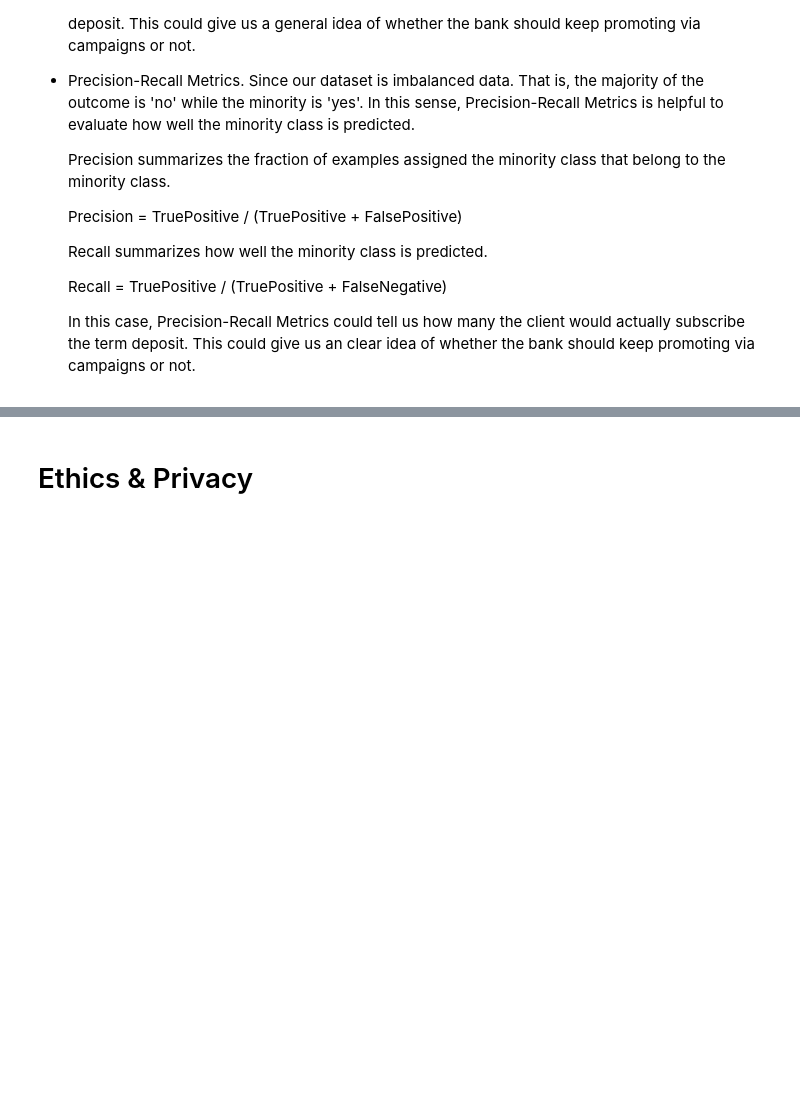
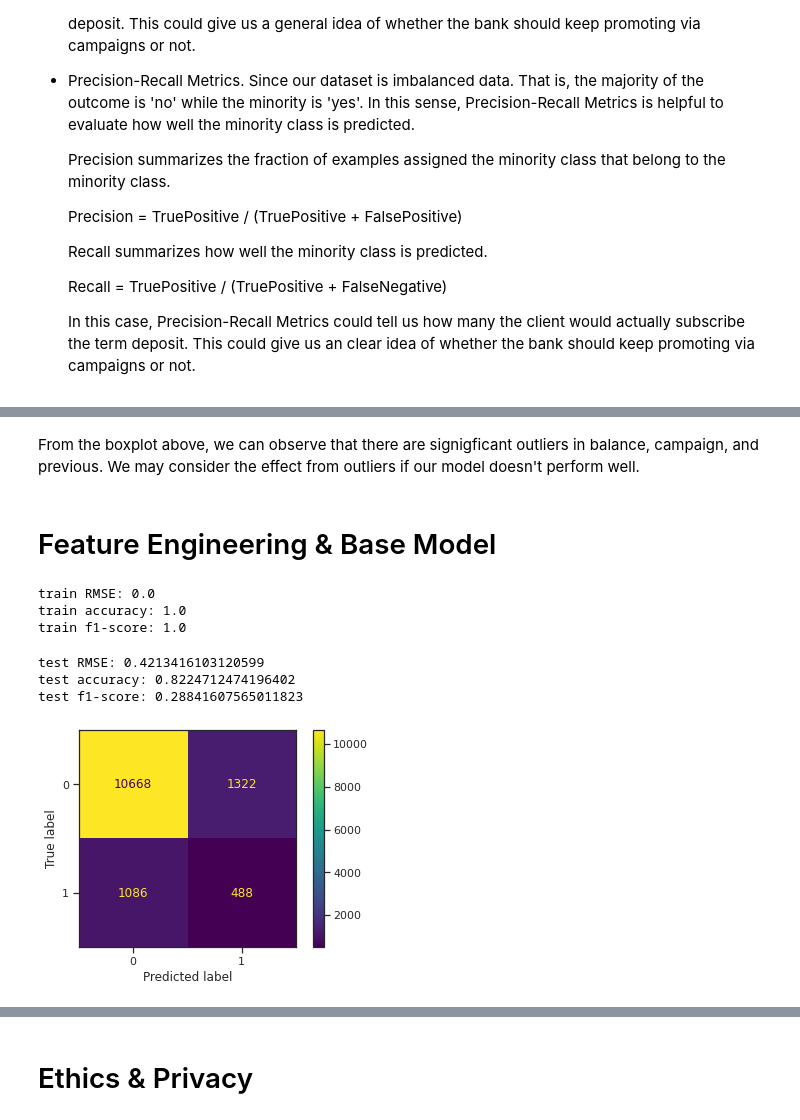
Before and after one commit to COGS118A/Group044-Sp22, a Jupyter notebook: Checkpoint_group044.ipynb, the cells around one changed output, grey strips where cells are left out. Saved outputs shown, nothing was run; the diff lists cells and outputs as text; code cells hidden in the pictures; blank space fills up the shorter version.

```diff
--- a/Checkpoint_group044.ipynb
+++ b/Checkpoint_group044.ipynb
@@ -95,0 +239,4 @@ Examples would include:
+# %% [markdown]
+From the boxplot above, we can observe that there are signigficant outliers in balance, campaign, and previous. We may consider the effect from outliers if our model doesn't perform well.
+# %% [markdown]
+# Feature Engineering & Base Model
@@ -95,0 +252,67 @@ Examples would include:
+# %%
+# features
+X = df.drop('y', axis=1)
+# outcome
+y = df.y
+# %%
+X_train, X_test, y_train, y_test = train_test_split(X, y, test_size=0.3, random_state=12)
+# %%
+# Numeric columns and associated transformers
+num_feat = ['age', 'balance', 'day', 'campaign', 'previous']
+num_transformer = Pipeline(steps=[
+    ('scaler', pp.StandardScaler())   # z-scale
+])
+
+# Categorical columns and associated transformers
+cat_feat = ['job', 'marital', 'education', 'default', 'housing', 'loan', 'month']
+cat_transformer = Pipeline(steps=[
+    ('onehot', pp.OneHotEncoder())     # output from Ordinal becomes input to OneHot
+])
+
+# preprocessing pipeline (put them together)
+preproc = ColumnTransformer(
+    transformers=[
+        ('num', num_transformer, num_feat),
+        ('cat', cat_transformer, cat_feat)
+    ])
+
+pl = Pipeline(steps=[('preprocessor', preproc), ('classifier', DecisionTreeClassifier())])
+# %%
+pl.fit(X_train, y_train)
+
+# performance on training data
+pred_train = pl.predict(X_train)
+rmse_train = np.sqrt(np.mean((pred_train - y_train)**2))
+# train accuracy
+acc_train = pl.score(X_train, y_train)
+# train f1-score
+f1_train = metrics.f1_score(y_train, pred_train)
+
+print ("train RMSE: %s" % rmse_train)
+print ("train accuracy: %s" % acc_train)
+print ("train f1-score: %s" % f1_train)
+# %% [output]
+train RMSE: 0.0
+train accuracy: 1.0
+train f1-score: 1.0
+# %%
+# performance on test data -- what we really care about
+pred_test = pl.predict(X_test)
+rmse_test = np.sqrt(np.mean((pred_test - y_test)**2))
+# test accuracy
+acc_test = pl.score(X_test, y_test)
+# test f1-score
+f1_test = metrics.f1_score(y_test, pred_test)
+
+print ("test RMSE: %s" % rmse_test)
+print ("test accuracy: %s" % acc_test)
+print ("test f1-score: %s" % f1_test)
+# %% [output]
+test RMSE: 0.4213416103120599
+test accuracy: 0.8224712474196402
+test f1-score: 0.28841607565011823
+# %%
+plot_confusion_matrix(pl, X_test, y_test)
+plt.grid(False)
+# %% [output]
+[figure, added]
```
Also changed, not shown: parts of 32 cells of this notebook.
